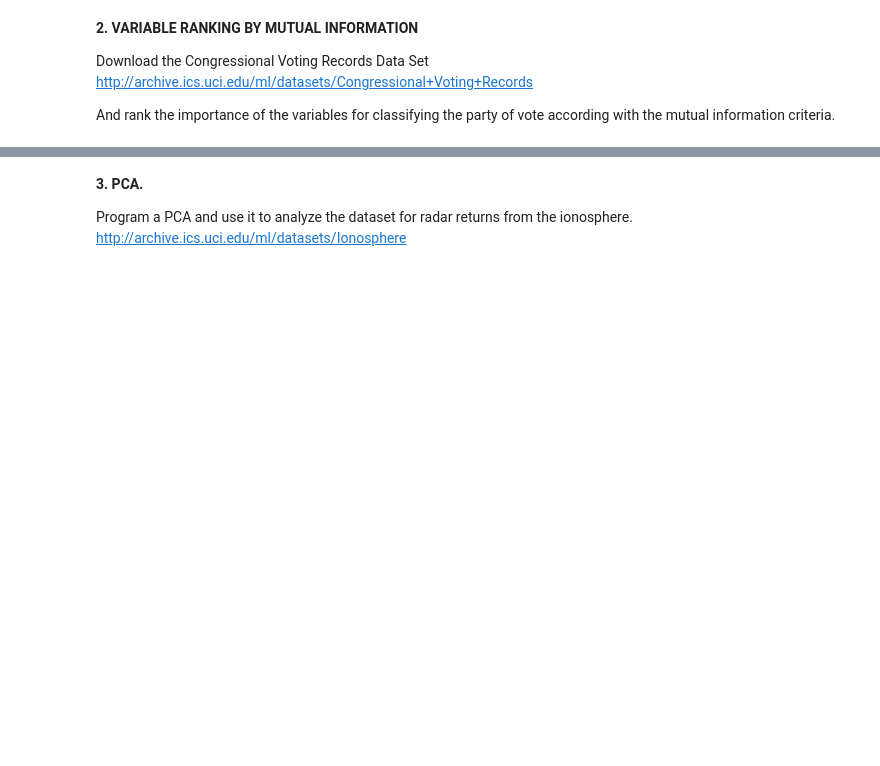
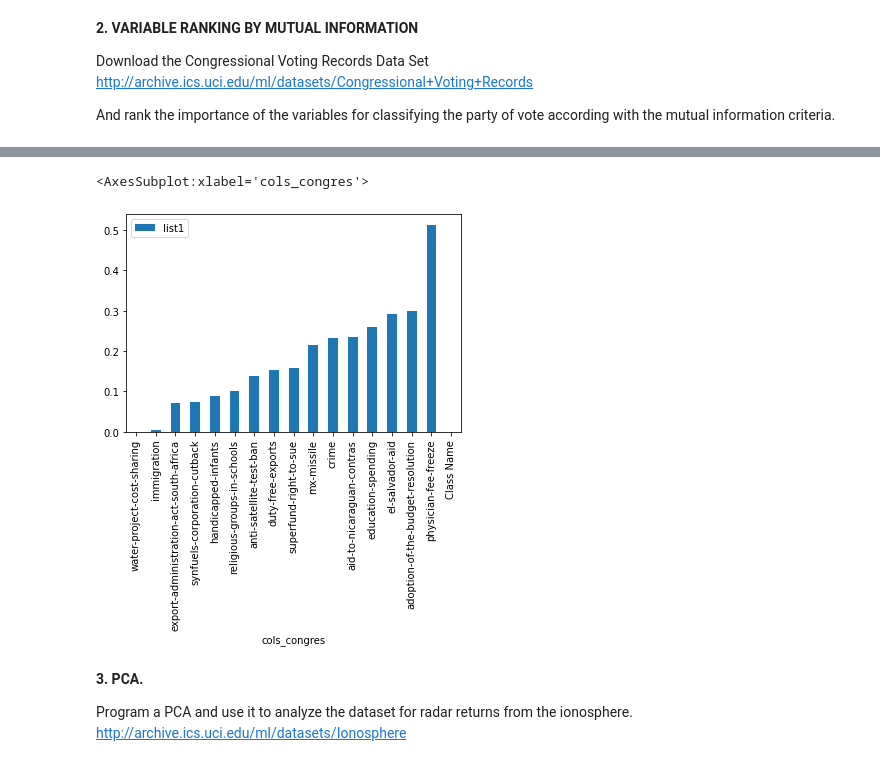
Before and after one commit to zainabnazari/Unsupervised_L_2022, a Jupyter notebook: 1_Practice.ipynb, the cells around one changed output, grey strips where cells are left out. Saved outputs shown, nothing was run; the diff lists cells and outputs as text; code cells hidden in the pictures; blank space fills up the shorter version.

```diff
--- a/1_Practice.ipynb
+++ b/1_Practice.ipynb
@@ -18,0 +98,23 @@ And rank the importance of the variables for classifying the party of vote accor
+# %%
+# define function to compute mutual information
+def mutual_info(col1, col2):
+    result = 0
+    for i in col1.unique():
+        for j in col2.unique():
+            df = pd.concat([col1,col2], axis = 1)
+            relevent_line = df[(df[col1.name] == i) & (df[col2.name] == j)]
+            num_relevant_line = relevent_line.count()
+            joint_probability = num_relevant_line/col1.count()
+            next_line = df[(df[col1.name] == i)]
+            prob_i = next_line.count()/col1.count()
+            next2_line = df[(df[col2.name] == j)]
+            prob_j = next2_line.count()/col2.count()
+            result1 = joint_probability * np.log(joint_probability/(prob_i*prob_j))
+            result = result+result1
+    return result[0]
+# %%
+list1=[]
+for i in range(len(cols_congres)):
+   list1=list1+[(mutual_info(data2[cols_congres[0]], data2[cols_congres[i]]))]
+#list1.sort()
+print(list1)
@@ -18,0 +123,3 @@ And rank the importance of the variables for classifying the party of vote accor
+# %%
+dataf = pd.DataFrame(list(zip(cols_congres, list1)), columns=['cols_congres', 'list1'])
+dataf
@@ -19,3 +145,10 @@ And rank the importance of the variables for classifying the party of vote accor
+# %%
+sorted_df=dataf.sort_values(by=['list1'])
+# %%
+sorted_df.plot(kind='bar',x='cols_congres',y='list1')
+# %% [output]
+<AxesSubplot:xlabel='cols_congres'>
+[figure, added]
 # %% [markdown]
 **3. PCA.**
 
```
Also changed, not shown: parts of 9 cells of this notebook, 1 other file.
